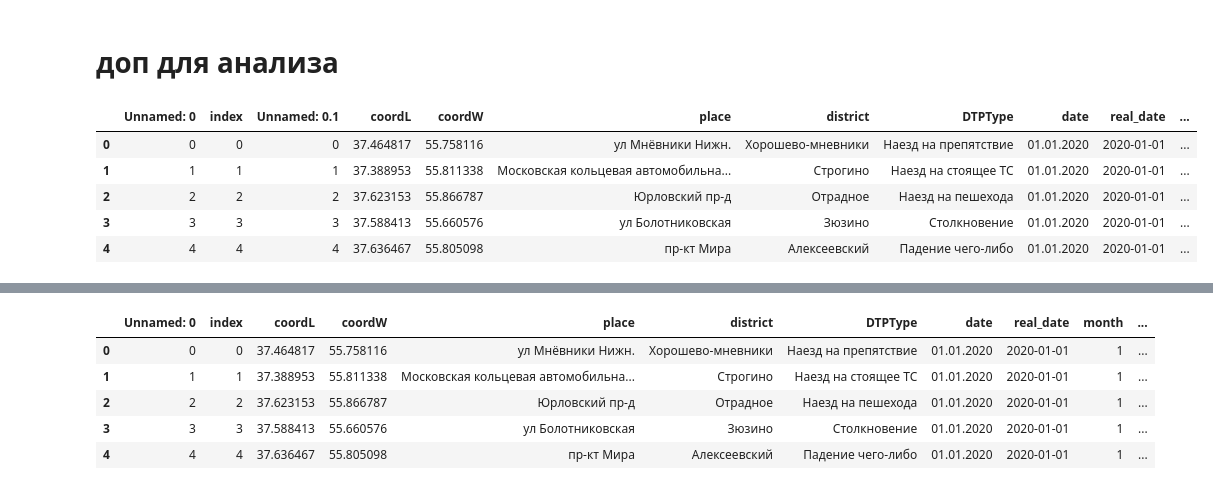
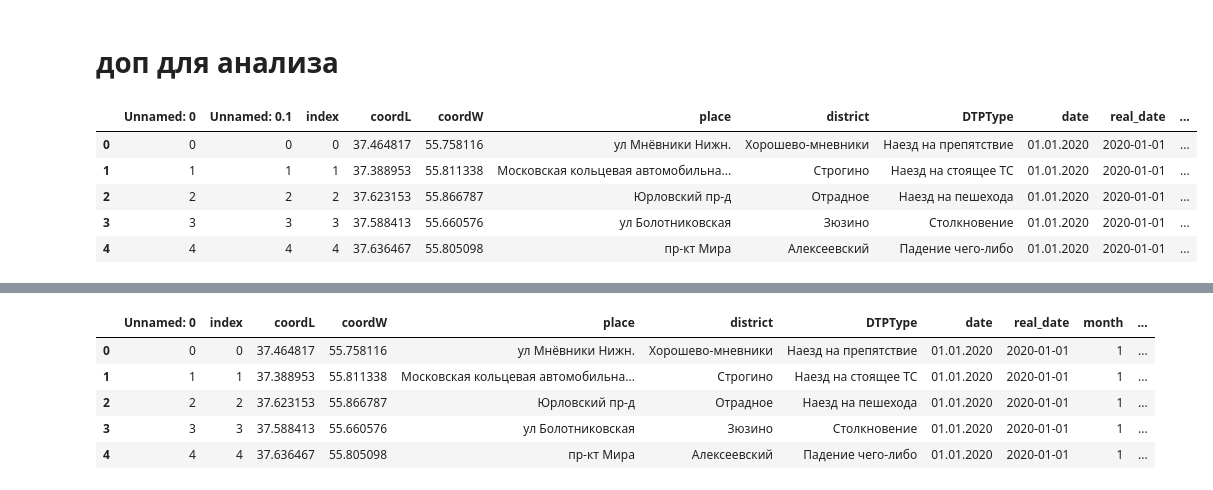
Before and after one commit to ovad4221/Accident_prediction_system, a Jupyter notebook: Analysis_ovad.ipynb, the cells around one changed output, grey strips where cells are left out. Saved outputs shown, nothing was run; the diff lists cells and outputs as text; code cells hidden in the pictures.

```diff
--- a/Analysis_ovad.ipynb
+++ b/Analysis_ovad.ipynb
@@ -294,10 +294,10 @@ df.head()
 # %% [markdown]
 # доп для анализа
 # %%
-df1 = pd.read_excel('/content/drive/MyDrive/merge_preprocessing_dano/files/violations.xlsx')
+df1 = pd.read_excel('/content/drive/MyDrive/merge_preprocessing_dano/files/violations_brif.xlsx')
 df1.head()
 # %% [output]
-|  | Unnamed: 0 | index | Unnamed: 0.1 | coordL | coordW | place | district | DTPType | date | real_date | ... |
+|  | Unnamed: 0 | Unnamed: 0.1 | index | coordL | coordW | place | district | DTPType | date | real_date | ... |
 | 0 | 0 | 0 | 0 | 37.464817 | 55.758116 | ул Мнёвники Нижн. | Хорошево-мневники | Наезд на препятствие | 01.01.2020 | 2020-01-01 | ... |
 | 1 | 1 | 1 | 1 | 37.388953 | 55.811338 | Московская кольцевая автомобильна... | Строгино | Наезд на стоящее ТС | 01.01.2020 | 2020-01-01 | ... |
 | 2 | 2 | 2 | 2 | 37.623153 | 55.866787 | Юрловский пр-д | Отрадное | Наезд на пешехода | 01.01.2020 | 2020-01-01 | ... |
```
Also changed, not shown: parts of 4 cells of this notebook.
